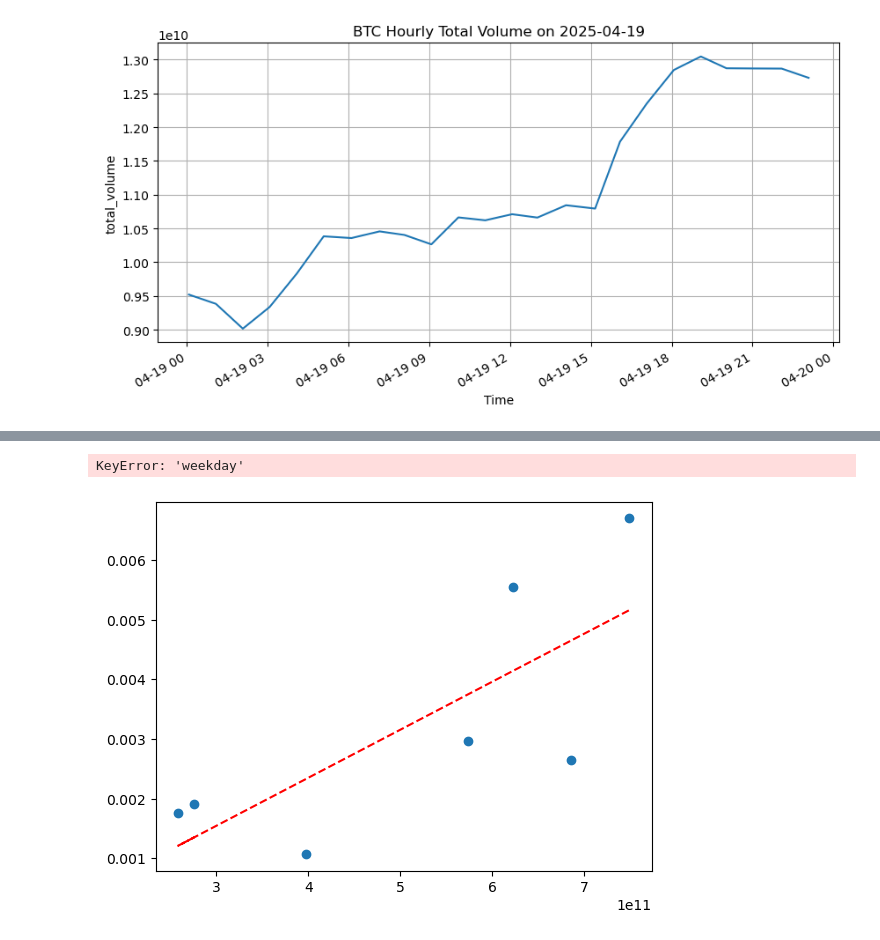
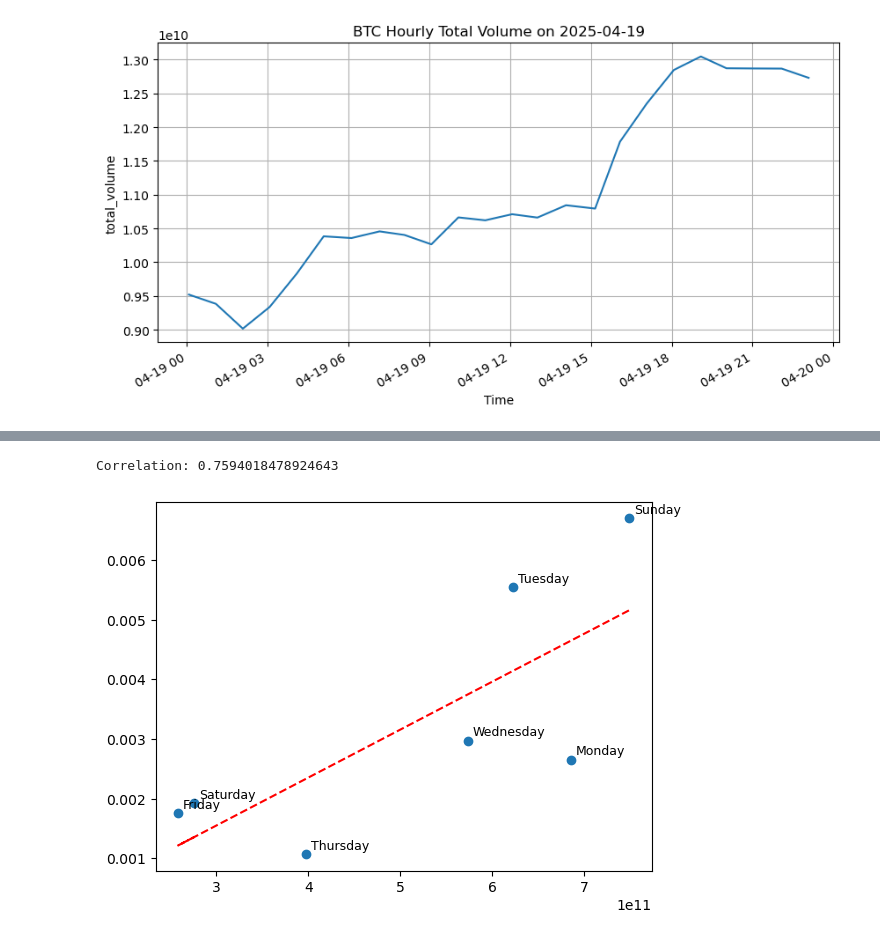
Before and after one commit to moyu1011-hka/hausarbeit-info2, a Jupyter notebook: test_coingecko_with_jupyter.ipynb, the cells around one changed output, grey strips where cells are left out. Cells and saved outputs as stored; diff of their text form; code cells hidden in the pictures.

```diff
--- a/test_coingecko_with_jupyter.ipynb
+++ b/test_coingecko_with_jupyter.ipynb
@@ -320,4 +319,6 @@ KeyError: 'volatility'
 # %%
+#Ration of Volume and Volatility
+
 import matplotlib.pyplot as plt
 from datetime import datetime, timedelta
 import numpy as np
@@ -367,34 +368,34 @@ grouped_vl = df_vl.groupby('weekday', observed=True)['volatility'].mean() # grou
 total_volumes = pd.DataFrame(data['total_volumes'],columns=['timestamp','total_volume'])
 total_volumes['timestamp'] = pd.to_datetime(total_volumes['timestamp'], unit = 'ms')
 total_volumes.set_index('timestamp', inplace = True)
 
 results_tv = []
 for i in range(1,8):
    day = datetime.today() - timedelta(days=i)
    next_day = day + timedelta(days=1)
 
    daily_tv = total_volumes[(total_volumes.index >= day) & (total_volumes.index < next_day)] #new list with total_volumes by day
    daily_tv= daily_tv.copy()
    avg_volume = daily_tv['total_volume'].sum() # calculating std dev for every day in week
    results_tv.append({ # adding result to new the empty list
        'date': day.date(),
        'weekday' : day.strftime('%A'),
        'volume' : avg_volume
     })
 
 df_tv = pd.DataFrame(results_tv)
 weekday_order = ['Monday', 'Tuesday', 'Wednesday', 'Thursday', 'Friday', 'Saturday', 'Sunday']
 df_tv['weekday'] = pd.Categorical(df_tv['weekday'],categories=weekday_order, ordered=True) #set right order of weekdays (default alphabetical order)
 grouped_tv = df_tv.groupby('weekday', observed=True)['volume'].mean() # group calculated average of std devs by weekday
 
-df_combined = pd.merge(df_tv, df_vl, on='date')
+df_combined = pd.merge(df_tv[['date', 'volume', 'weekday']], df_vl[['date', 'volatility']], on='date')
 plt.scatter(df_combined['volume'], df_combined['volatility'])
 corr = df_combined['volume'].corr(df_combined['volatility'])
 m,b = np.polyfit(df_combined['volume'],df_combined['volatility'],1)
 plt.plot(df_combined['volume'], m*df_combined['volume'] +b,color='red', linestyle='--')
 for i, row in df_combined.iterrows():
-    plt.annotate(row['weekday'], (row['volume'], row['volatility']))
+    plt.annotate(row['weekday'], (row['volume'], row['volatility']), fontsize=9, xytext=(5,5),textcoords='offset pixels')
 print(f'Correlation: {corr}')
 # %% [output]
-KeyError: 'weekday'
+Correlation: 0.7594018478924643
-[figure, old version]
+[figure, new version]
```
Also changed, not shown: parts of 2 cells of this notebook.
